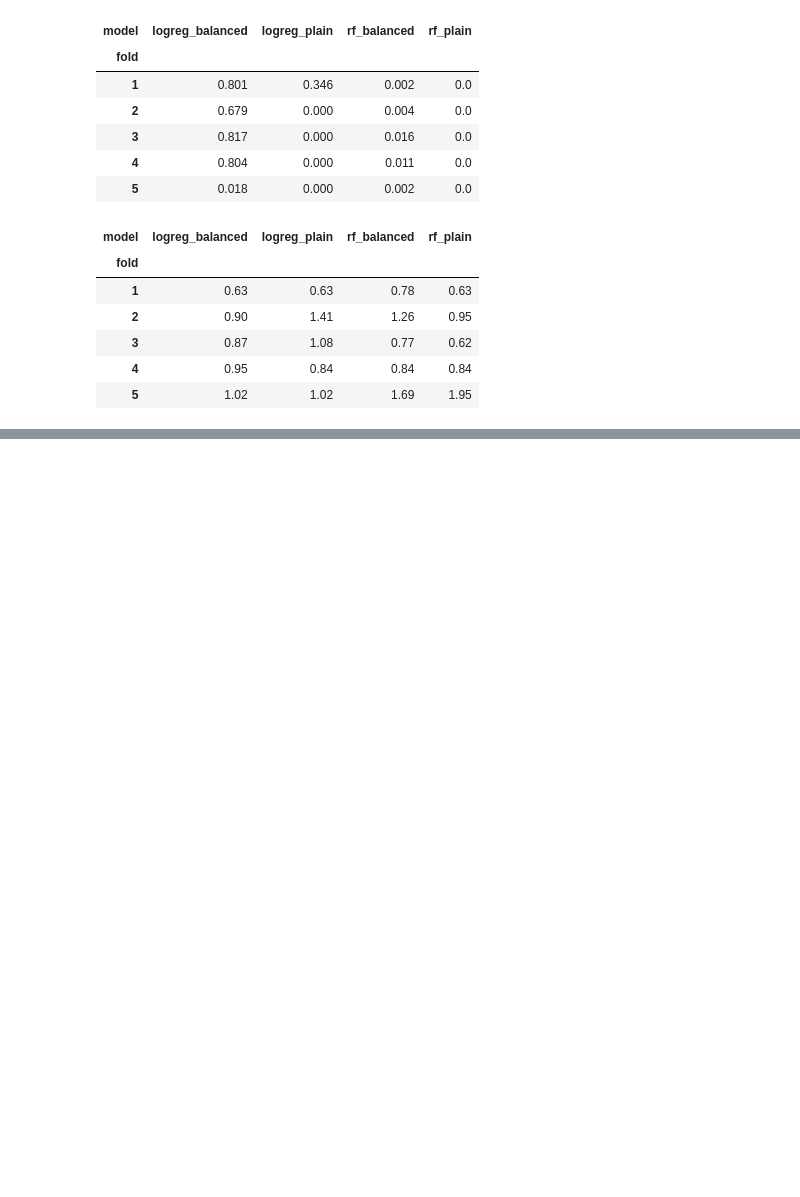
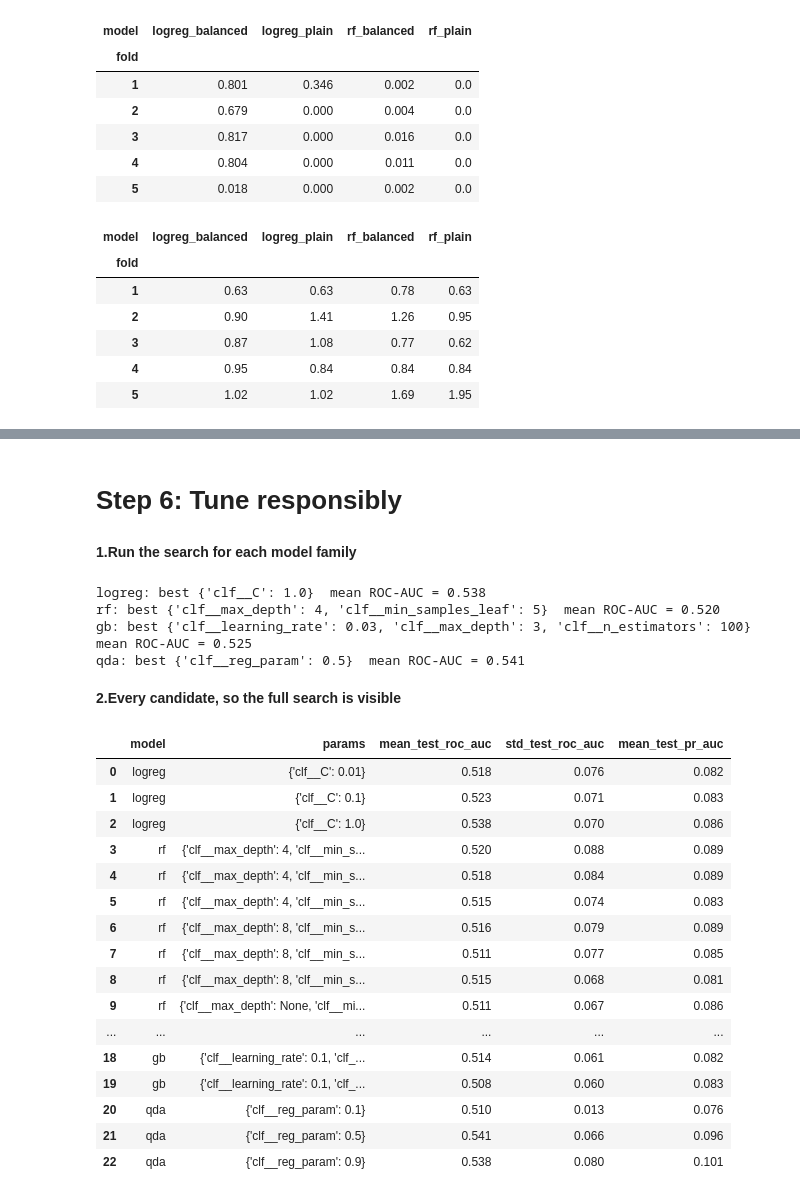
Before and after one commit to ShreyaKantamsetty/bank-campaign-prediction, a Jupyter notebook: notebooks/task1.ipynb, the cells around one changed output, grey strips where cells are left out. Saved outputs shown, nothing was run; the diff lists cells and outputs as text; code cells hidden in the pictures; blank space fills up the shorter version.

Commit message:
Task 1 notebook: Hyperparameter tuning complete; final model regularised QDA (reg_param=0.5), chosen on training-side CV only

```diff
--- a/notebooks/task1.ipynb
+++ b/notebooks/task1.ipynb
@@ -1029,0 +1033,67 @@ I did not try SMOTE, due to time. Most of my features are one-hot categorical co
+# %% [markdown]
+# Step 6: Tune responsibly
+# %% [markdown]
+**1.Run the search for each model family**
+# %%
+from sklearn.base import clone
+from sklearn.model_selection import GridSearchCV
+from sklearn.ensemble import GradientBoostingClassifier
+from sklearn.discriminant_analysis import QuadraticDiscriminantAnalysis
+
+search_space = {
+    'logreg': (LogisticRegression(max_iter=1000),
+               {'clf__C': [0.01, 0.1, 1.0]}),
+    'rf':     (RandomForestClassifier(n_estimators=200, random_state=RANDOM_STATE, n_jobs=-1),
+               {'clf__min_samples_leaf': [5, 25, 100], 'clf__max_depth': [4, 8, None]}),
+    'gb':     (GradientBoostingClassifier(random_state=RANDOM_STATE),
+               {'clf__learning_rate': [0.03, 0.1], 'clf__max_depth': [2, 3],
+                'clf__n_estimators': [100, 200]}),
+    'qda':    (QuadraticDiscriminantAnalysis(),
+               {'clf__reg_param': [0.1, 0.5, 0.9]}),
+}
+
+# Both metrics are recorded; ROC-AUC picks the winner because it is steadier than PR-AUC when the base rate drifts between folds.
+tune_scoring = {'roc_auc': 'roc_auc', 'pr_auc': 'average_precision'}
+
+searches = {}
+for name, (est, grid) in search_space.items():
+    pipe = Pipeline([('prep', preprocess), ('clf', est)])
+    gs = GridSearchCV(pipe, grid, cv=tscv, scoring=tune_scoring, refit='roc_auc')
+    gs.fit(X_train, y_train)
+    searches[name] = gs
+    print(f"{name}: best {gs.best_params_}  mean ROC-AUC = {gs.best_score_:.3f}")
+# %% [output]
+logreg: best {'clf__C': 1.0}  mean ROC-AUC = 0.538
+rf: best {'clf__max_depth': 4, 'clf__min_samples_leaf': 5}  mean ROC-AUC = 0.520
+gb: best {'clf__learning_rate': 0.03, 'clf__max_depth': 3, 'clf__n_estimators': 100}  mean ROC-AUC = 0.525
+qda: best {'clf__reg_param': 0.5}  mean ROC-AUC = 0.541
+# %% [markdown]
+**2.Every candidate, so the full search is visible**
+# %%
+all_results = []
+for name, gs in searches.items():
+    r = pd.DataFrame(gs.cv_results_)
+    r.insert(0, 'model', name)
+    all_results.append(r[['model', 'params', 'mean_test_roc_auc',
+                          'std_test_roc_auc', 'mean_test_pr_auc']])
+
+tuning_table = pd.concat(all_results, ignore_index=True).round(3)
+tuning_table
+# %% [output]
+|  | model | params | mean_test_roc_auc | std_test_roc_auc | mean_test_pr_auc |
+| 0 | logreg | {'clf__C': 0.01} | 0.518 | 0.076 | 0.082 |
+| 1 | logreg | {'clf__C': 0.1} | 0.523 | 0.071 | 0.083 |
+| 2 | logreg | {'clf__C': 1.0} | 0.538 | 0.070 | 0.086 |
+| 3 | rf | {'clf__max_depth': 4, 'clf__min_s... | 0.520 | 0.088 | 0.089 |
+| 4 | rf | {'clf__max_depth': 4, 'clf__min_s... | 0.518 | 0.084 | 0.089 |
+| 5 | rf | {'clf__max_depth': 4, 'clf__min_s... | 0.515 | 0.074 | 0.083 |
+| 6 | rf | {'clf__max_depth': 8, 'clf__min_s... | 0.516 | 0.079 | 0.089 |
+| 7 | rf | {'clf__max_depth': 8, 'clf__min_s... | 0.511 | 0.077 | 0.085 |
+| 8 | rf | {'clf__max_depth': 8, 'clf__min_s... | 0.515 | 0.068 | 0.081 |
+| 9 | rf | {'clf__max_depth': None, 'clf__mi... | 0.511 | 0.067 | 0.086 |
+| ... | ... | ... | ... | ... | ... |
+| 18 | gb | {'clf__learning_rate': 0.1, 'clf_... | 0.514 | 0.061 | 0.082 |
+| 19 | gb | {'clf__learning_rate': 0.1, 'clf_... | 0.508 | 0.060 | 0.083 |
+| 20 | qda | {'clf__reg_param': 0.1} | 0.510 | 0.013 | 0.076 |
+| 21 | qda | {'clf__reg_param': 0.5} | 0.541 | 0.066 | 0.096 |
+| 22 | qda | {'clf__reg_param': 0.9} | 0.538 | 0.080 | 0.101 |
```
Also changed, not shown: parts of 18 cells of this notebook.
